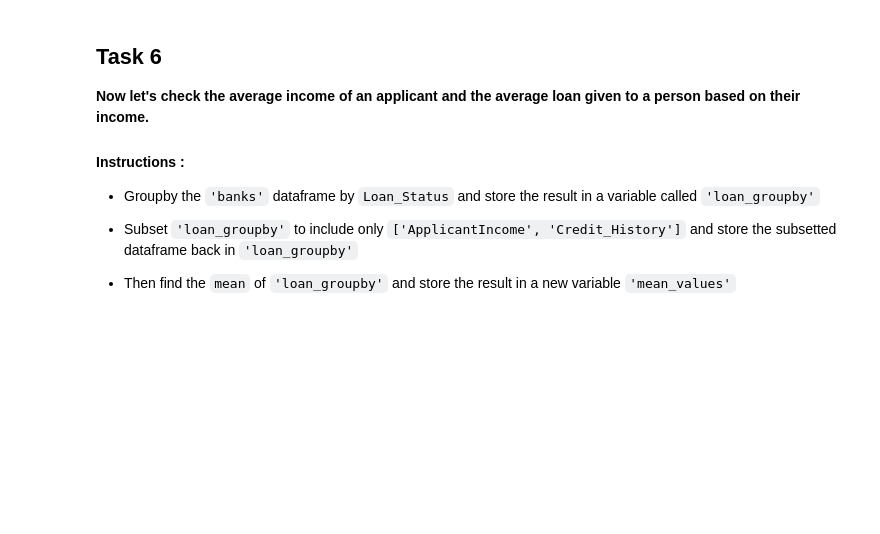
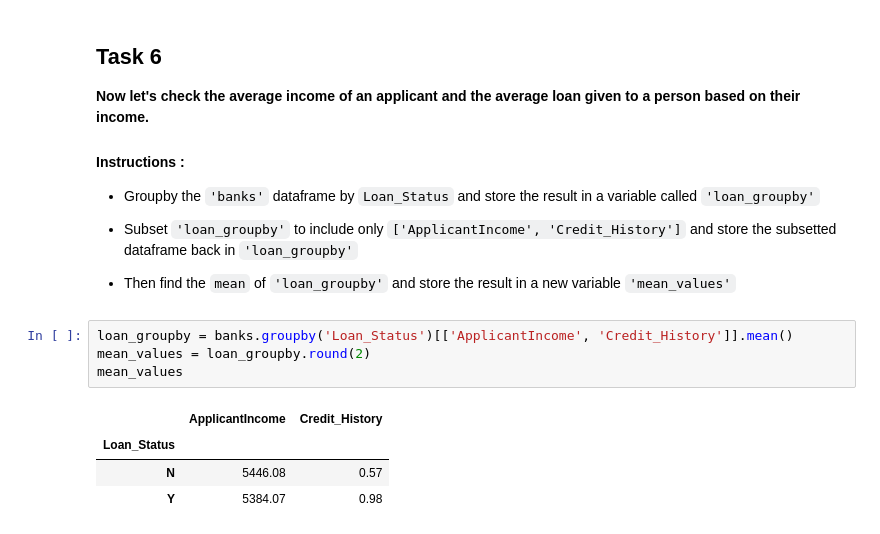
Before and after one commit to hirenhk15/ga-learner-dst-repo, a Jupyter notebook: Day_4_loan_approval_analysis/notebook/loan_approval_analysis.ipynb, the cells around one changed output. Cells and saved outputs as stored; diff of their text form; blank space fills up the shorter version.

```diff
--- a/Day_4_loan_approval_analysis/notebook/loan_approval_analysis.ipynb
+++ b/Day_4_loan_approval_analysis/notebook/loan_approval_analysis.ipynb
@@ -332,3 +371,12 @@ dtype: int64
 - Subset `'loan_groupby'` to include only  `['ApplicantIncome', 'Credit_History']` and store the subsetted dataframe back in `'loan_groupby'`
 
 - Then find the `mean` of `'loan_groupby'` and store the result in a new variable `'mean_values'`
+# %%
+loan_groupby = banks.groupby('Loan_Status')[['ApplicantIncome', 'Credit_History']].mean()
+mean_values = loan_groupby.round(2)
+mean_values
+# %% [output]
+|  | ApplicantIncome | Credit_History |
+| Loan_Status |  |  |
+| N | 5446.08 | 0.57 |
+| Y | 5384.07 | 0.98 |
```
Also changed, not shown: parts of 8 cells of this notebook, 1 other file.
